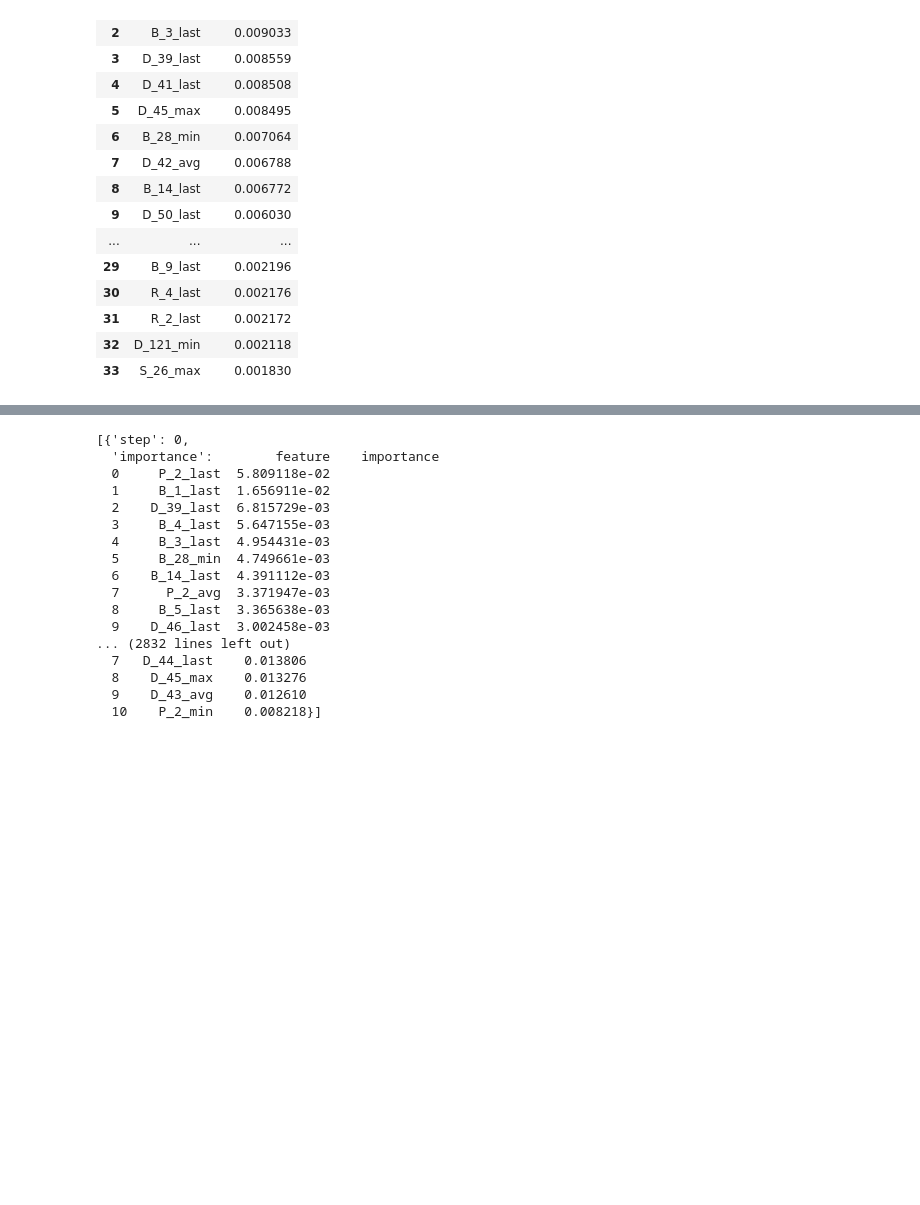
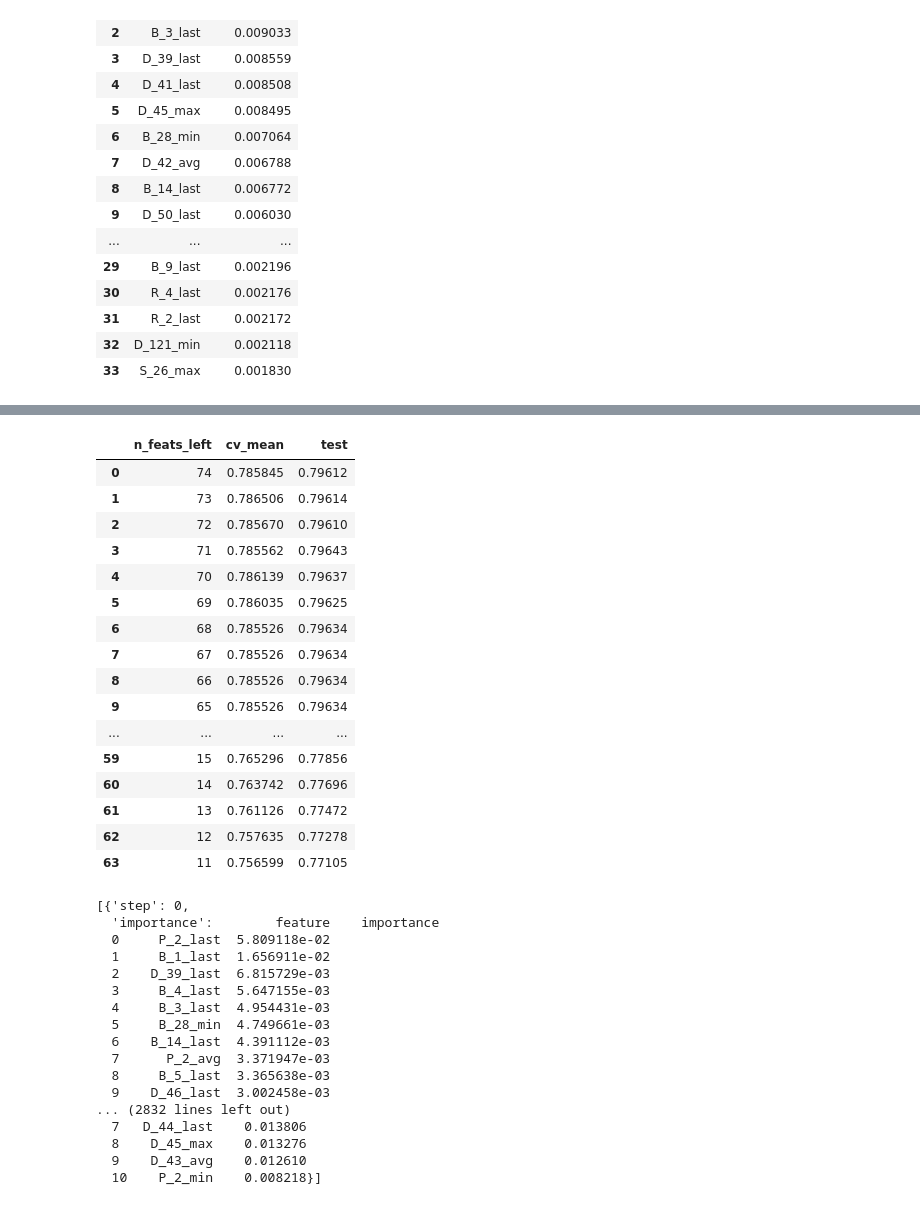
Before and after one commit to korab1ev/amex-default-prediction, a Jupyter notebook: 01. experiments.ipynb, the cells around one changed output, grey strips where cells are left out. Drawn from its saved outputs; the diff is of its cells as text; code cells hidden in the pictures; blank space fills up the shorter version.

```diff
--- a/01. experiments.ipynb
+++ b/01. experiments.ipynb
@@ -1378,0 +1818,22 @@ perm_imp_dfs[40]["importance"]
+# %%
+hist["test"] = private_scores
+# %%
+hist[["n_feats_left", "cv_mean", "test"]]
+# %% [output]
+|  | n_feats_left | cv_mean | test |
+| 0 | 74 | 0.785845 | 0.79612 |
+| 1 | 73 | 0.786506 | 0.79614 |
+| 2 | 72 | 0.785670 | 0.79610 |
+| 3 | 71 | 0.785562 | 0.79643 |
+| 4 | 70 | 0.786139 | 0.79637 |
+| 5 | 69 | 0.786035 | 0.79625 |
+| 6 | 68 | 0.785526 | 0.79634 |
+| 7 | 67 | 0.785526 | 0.79634 |
+| 8 | 66 | 0.785526 | 0.79634 |
+| 9 | 65 | 0.785526 | 0.79634 |
+| ... | ... | ... | ... |
+| 59 | 15 | 0.765296 | 0.77856 |
+| 60 | 14 | 0.763742 | 0.77696 |
+| 61 | 13 | 0.761126 | 0.77472 |
+| 62 | 12 | 0.757635 | 0.77278 |
+| 63 | 11 | 0.756599 | 0.77105 |
```
Also changed, not shown: parts of 12 cells of this notebook, 1 other file.
